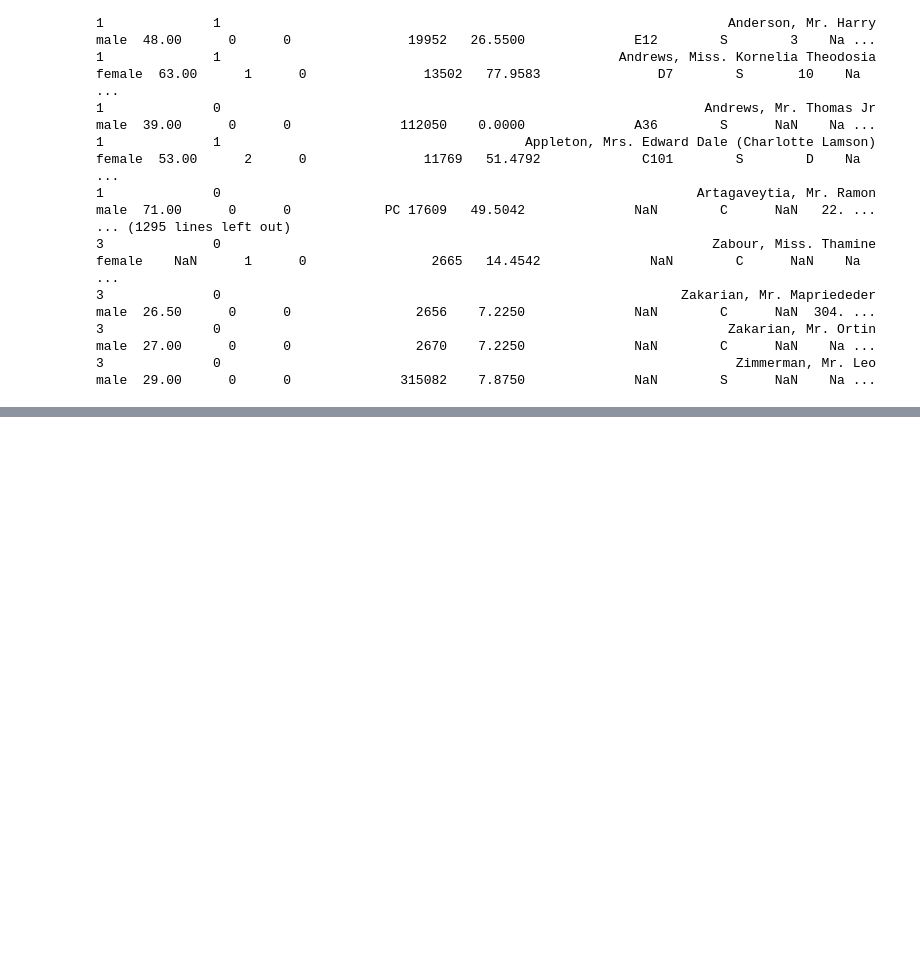
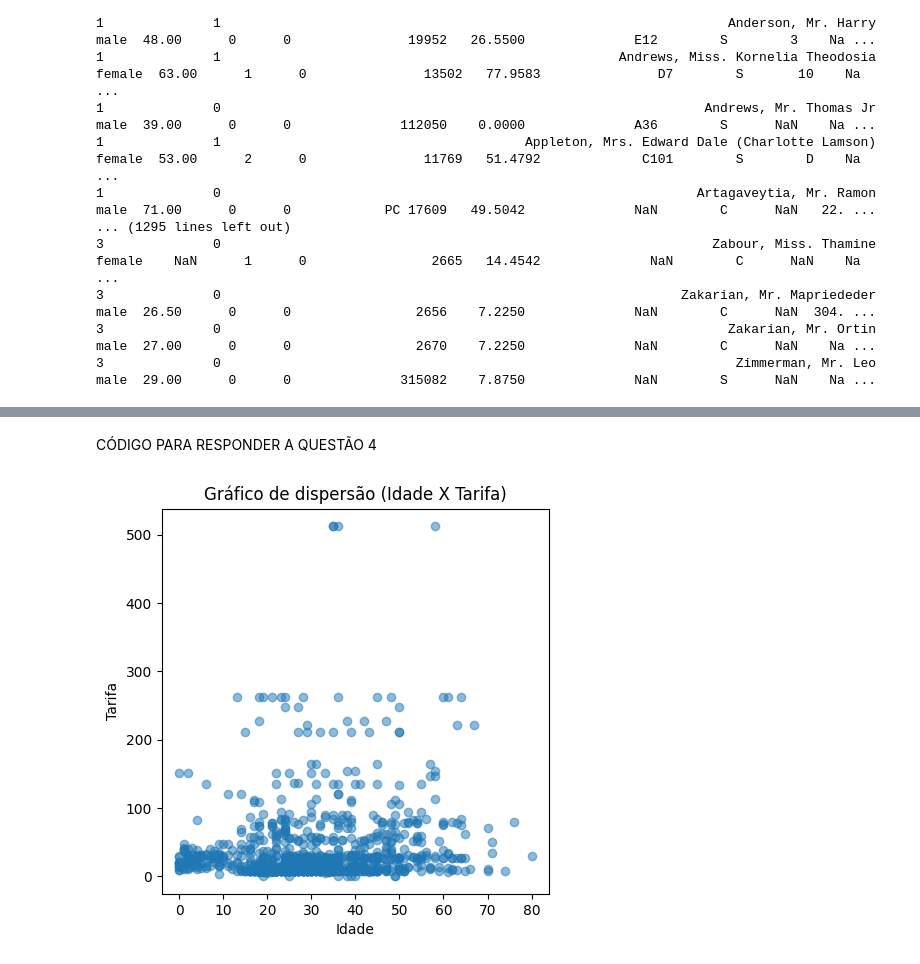
Before and after one commit to gabrielsb18/Aprendizagem-de-maquina-IESB, a Jupyter notebook: Análise_Dataframe.ipynb, the cells around one changed output, grey strips where cells are left out. Saved outputs shown, nothing was run; the diff lists cells and outputs as text; code cells hidden in the pictures; blank space fills up the shorter version.

```diff
--- a/main.ipynb
+++ b/Análise_Dataframe.ipynb
@@ -25,0 +77,12 @@ pclass
+# %% [markdown]
+CÓDIGO PARA RESPONDER A QUESTÃO 4
+# %%
+plt.figure(figsize=(5, 5))
+plt.scatter(df['age'], df['fare'], alpha=0.5) #Extraindo informções das minhas respectiva coluna
+plt.title('Gráfico de dispersão (Idade X Tarifa)') #Titulo do meu grafico
+plt.xlabel('Idade') #Nome do meu eixo x
+plt.ylabel('Tarifa')#Nome do meu eixo y
+
+plt.savefig('Resposta04.png')  # Salvar gráfico como imagem
+# %% [output]
+[figure, added]
```
Also changed, not shown: parts of 6 cells of this notebook, 3 other files.
